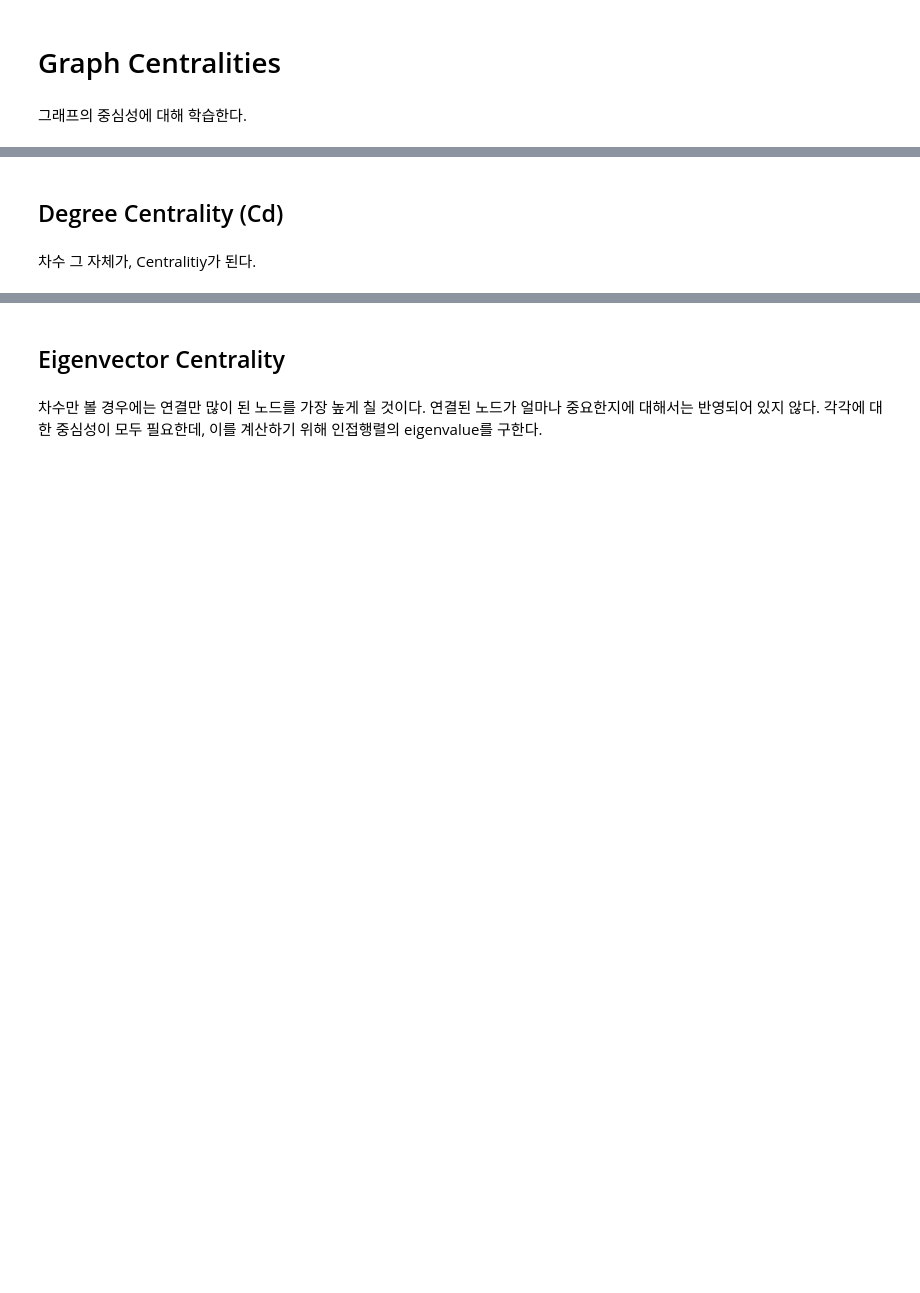
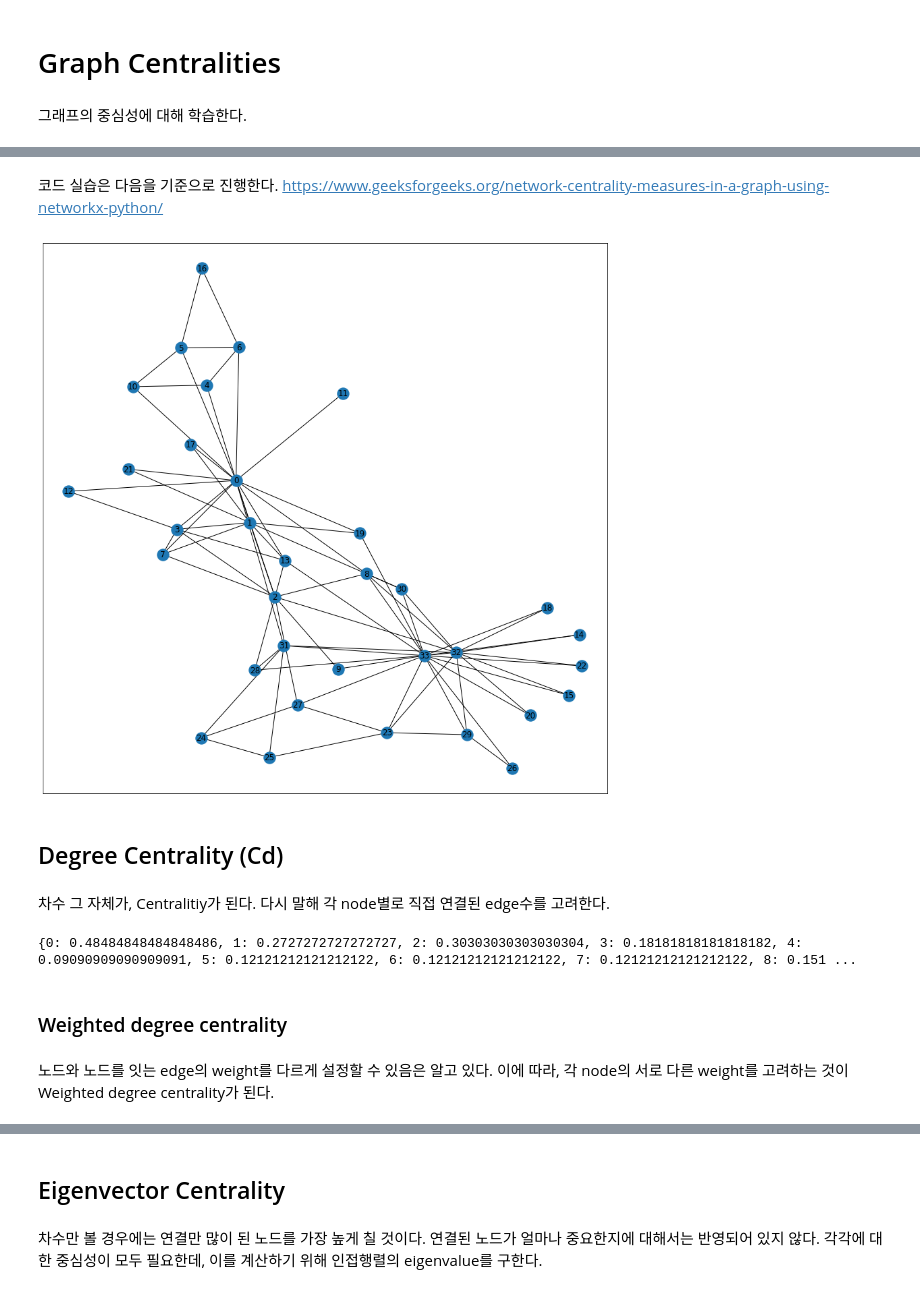
Before and after one commit to SeongwonTak/TIL_swtak, a Jupyter notebook: Graph&Social_network_analysis/Graph Centralities.ipynb, the cells around one changed output, grey strips where cells are left out. Cells and saved outputs as stored; diff of their text form; code cells hidden in the pictures; blank space fills up the shorter version.

```diff
--- a/Graph&Social_network_analysis/Graph Centralities.ipynb
+++ b/Graph&Social_network_analysis/Graph Centralities.ipynb
@@ -5,4 +11,28 @@
+# %% [markdown]
+코드 실습은 다음을 기준으로 진행한다.
+https://www.geeksforgeeks.org/network-centrality-measures-in-a-graph-using-networkx-python/
+# %%
+# graph 기준
+
+import matplotlib.pyplot as plt
+import networkx as nx
+
+G = nx.karate_club_graph()
+
+plt.figure(figsize =(15, 15))
+nx.draw_networkx(G, with_labels = True)
+# %% [output]
+[figure, added]
 # %% [markdown]
 ## Degree Centrality (Cd)
 # %% [markdown]
-차수 그 자체가, Centralitiy가 된다.
+차수 그 자체가, Centralitiy가 된다. 다시 말해 각 node별로 직접 연결된 edge수를 고려한다.
+# %%
+deg_c = nx.degree_centrality(G)
+print(deg_c)
+# %% [output]
+{0: 0.48484848484848486, 1: 0.2727272727272727, 2: 0.30303030303030304, 3: 0.18181818181818182, 4: 0.09090909090909091, 5: 0.12121212121212122, 6: 0.12121212121212122, 7: 0.12121212121212122, 8: 0.151 ...
+# %% [markdown]
+### Weighted degree centrality
+# %% [markdown]
+노드와 노드를 잇는 edge의 weight를 다르게 설정할 수 있음은 알고 있다. 이에 따라, 각 node의 서로 다른 weight를 고려하는 것이 Weighted degree centrality가 된다.
```
Also changed, not shown: parts of 9 cells of this notebook.
